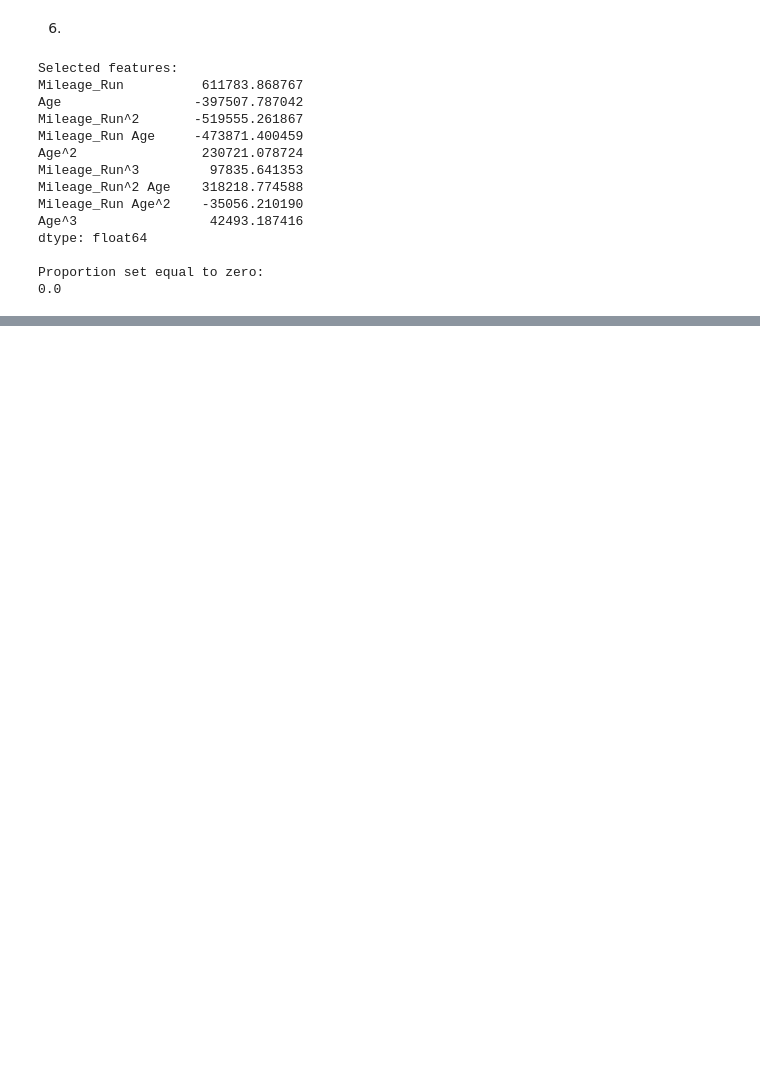
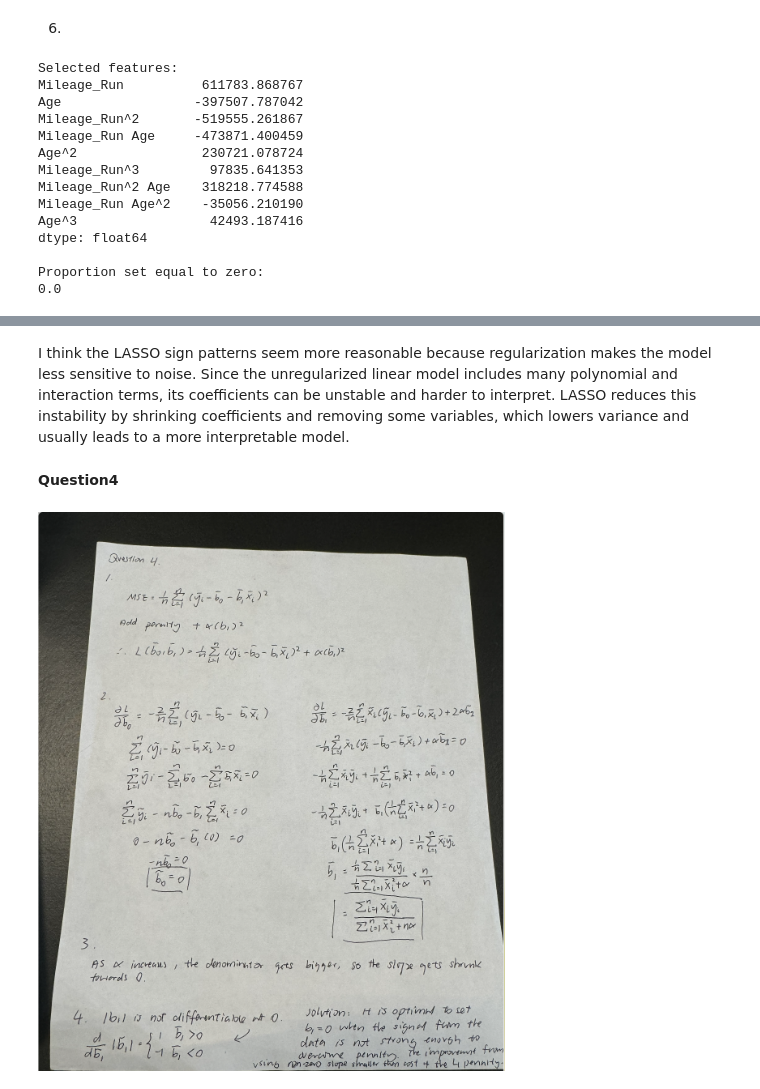
Before and after one commit to an9o/DS3021_Assignments, a Jupyter notebook: Assignment_4/Answers.ipynb, the cells around one changed output, grey strips where cells are left out. Cells and saved outputs as stored; diff of their text form; code cells hidden in the pictures; blank space fills up the shorter version.

```diff
--- a/Assignment_4/Answers.ipynb
+++ b/Assignment_4/Answers.ipynb
@@ -176,0 +357,9 @@ Proportion set equal to zero:
+# %% [markdown]
+I think the LASSO sign patterns seem more reasonable because regularization makes the model less sensitive to noise. Since the unregularized linear model includes many polynomial and interaction terms, its coefficients can be unstable and harder to interpret. LASSO reduces this instability by shrinking coefficients and removing some variables, which lowers variance and usually leads to a more interpretable model.
+# %% [markdown]
+**Question4**
+# %%
+from IPython.display import Image, display
+display(Image(filename="Question4.png"))
+# %% [output]
+[figure, added]
```
Also changed, not shown: parts of 23 cells of this notebook, 3 other files.
